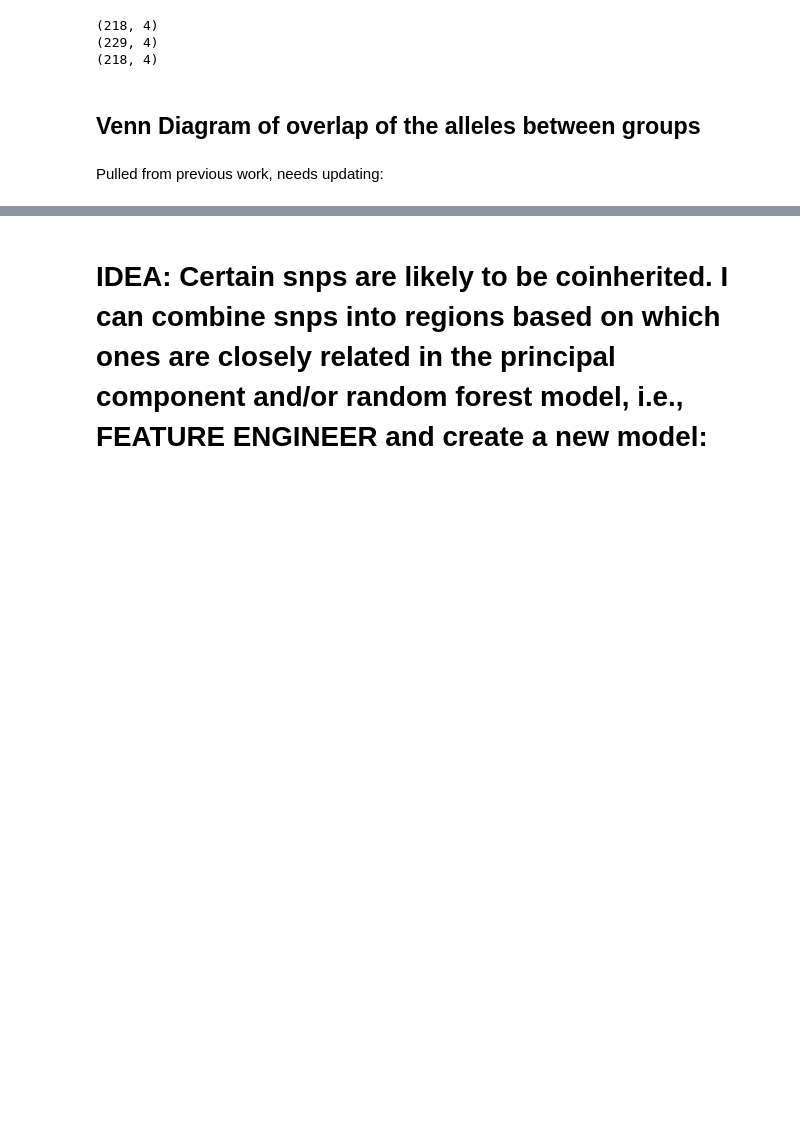
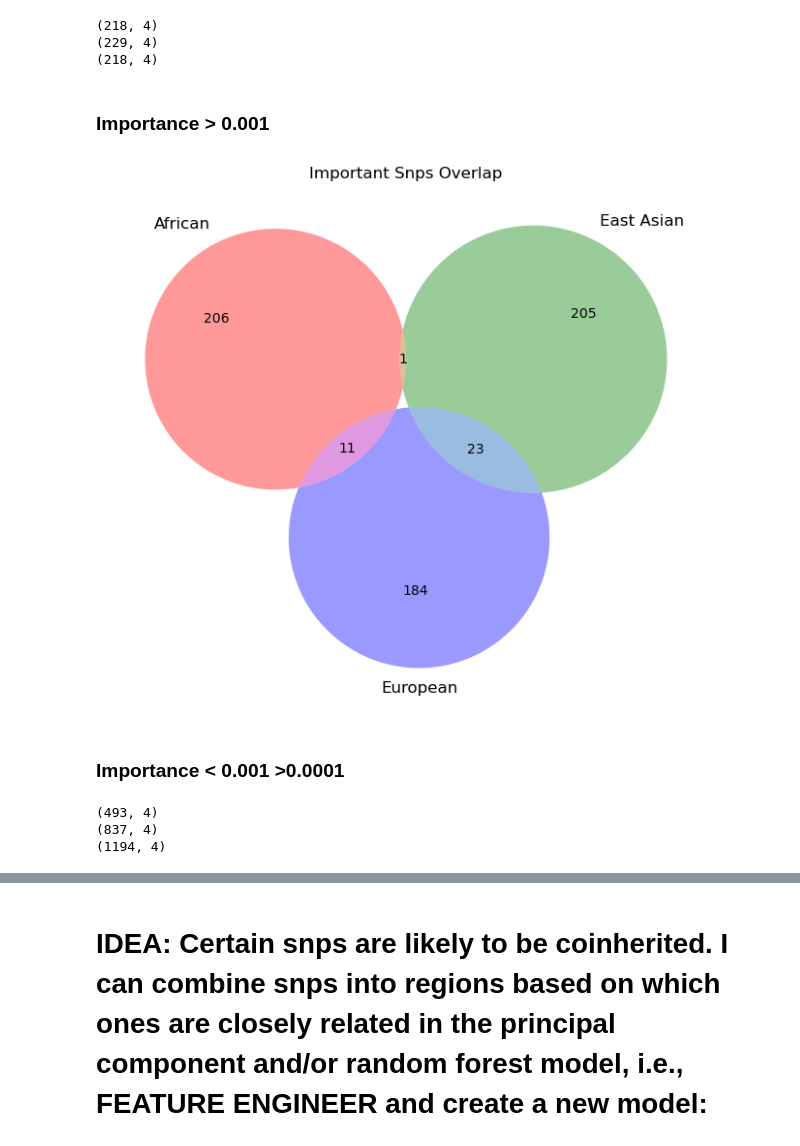
Before and after one commit to davneet721/Classifier_predict_population_from_genotype, a Jupyter notebook: Classifier_Genotype_to_Superpop.ipynb, the cells around one changed output, grey strips where cells are left out. Saved outputs shown, nothing was run; the diff lists cells and outputs as text; code cells hidden in the pictures; blank space fills up the shorter version.

Commit message:
imp snps venn

```diff
--- a/Classifier_Genotype_to_Superpop.ipynb
+++ b/Classifier_Genotype_to_Superpop.ipynb
@@ -504,7 +512,3 @@ print(european_imp_alleles.shape)
 (218, 4)
 (229, 4)
 (218, 4)
-# %% [markdown]
-## Venn Diagram of overlap of the alleles between groups
-# %% [markdown]
-Pulled from previous work, needs updating:
@@ -519,9 +515,26 @@ set_passed_well_fail = set(df.index[df['passed_well_binary'] == 0])
+# %% [markdown]
+### Importance > 0.001
 # %%
 # Create a Venn diagram for the sets
 plt.figure(figsize=(8, 8))
 #venn3([set_coverage,set_coverage_fail, set_CNV_calling, set_CNV_calling_fail, set_passed_well, set_passed_well_fail], ('Coverage','Coverage Fail', 'CNV Calling','CNV Calling Fail', 'Passed Well', 'Passed Well Fail'))
 #venn3([set_coverage, set_coverage_fail], ('Coverage','Coverage Fail'))
-venn3([set_coverage, set_coverage_fail, set_CNV_calling_fail], ('Coverage Pass','Coverage Fail', 'CNV Calling Fail'))
+venn3([set(african_imp_alleles.index),set(eastern_imp_alleles.index),set(european_imp_alleles.index)], ('African','East Asian', 'European'))
 # Set title and show the plot
-plt.title('Venn Diagram of Overlaps for CNV Calling and Coverage CNV Calling Pass/Fail')
+plt.title('Important Snps Overlap')
 plt.show()
+# %% [output]
+[figure, added]
+# %% [markdown]
+### Importance < 0.001 >0.0001
+# %%
+african_less_imp_alleles =  df_african[(df_african['Importance']<0.001) & (df_african['Importance']>0.0001)]
+eastern_less_imp_alleles =  df_eastern[(df_eastern['Importance']<0.001) & (df_eastern['Importance']>0.0001)]
+european_less_imp_alleles =  df_european[(df_european['Importance']<0.001) & (df_european['Importance']>0.0001)]
+print(african_less_imp_alleles.shape)
+print(eastern_less_imp_alleles.shape)
+print(european_less_imp_alleles.shape)
+# %% [output]
+(493, 4)
+(837, 4)
+(1194, 4)
```
Also changed, not shown: parts of 3 cells of this notebook.
